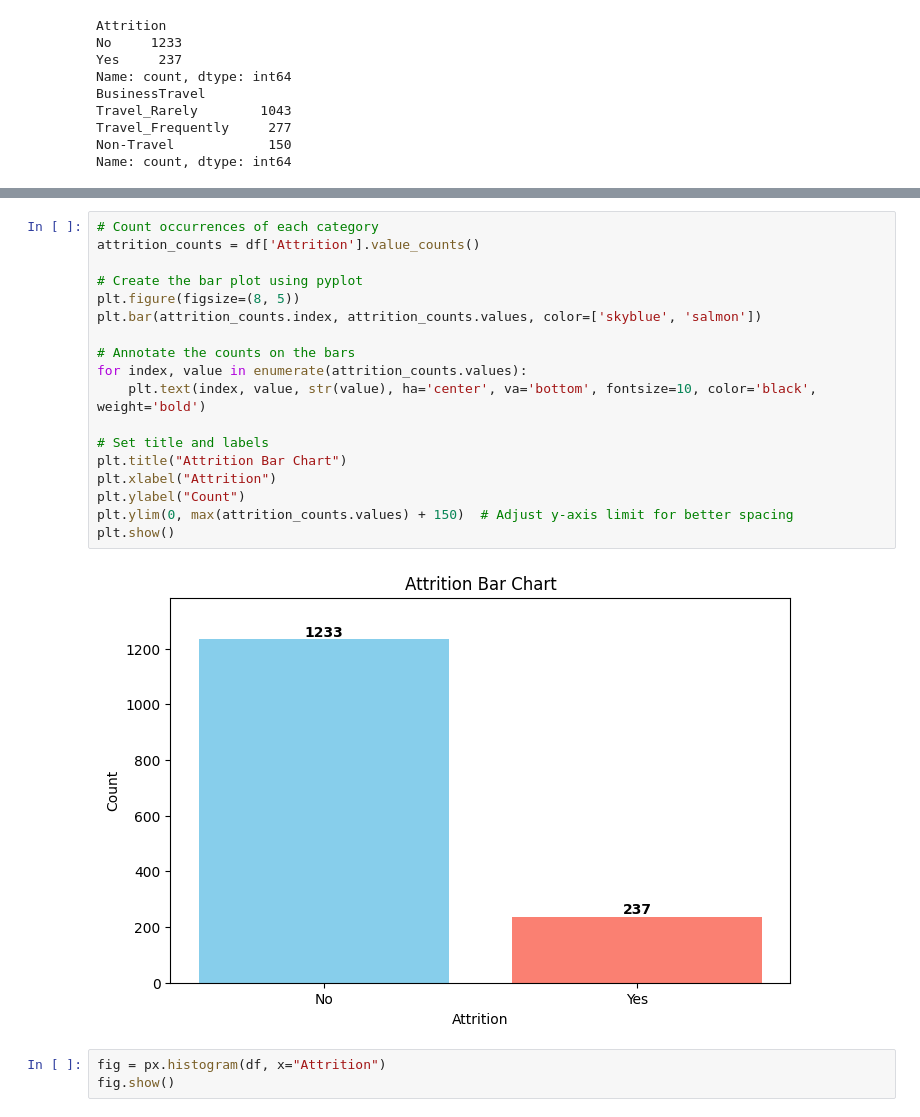
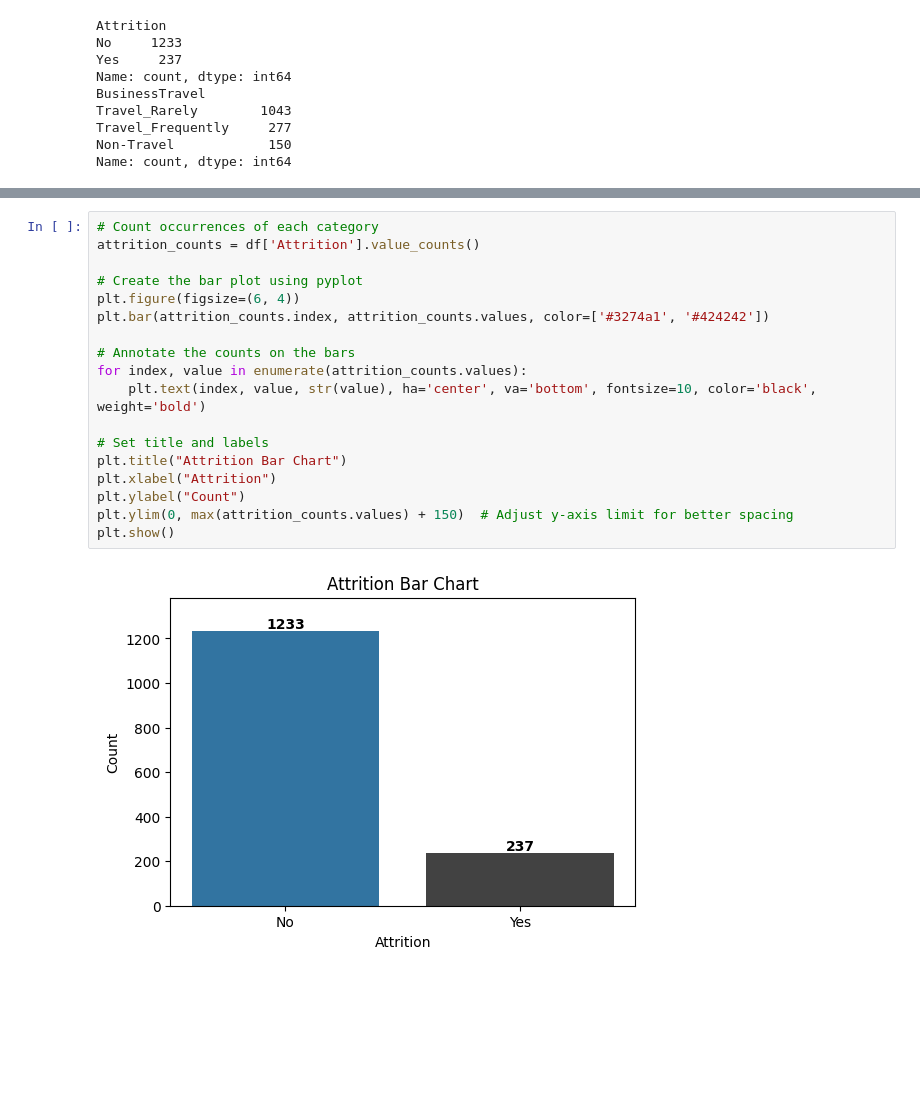
Before and after one commit to Via-Cai/hr-python, a Jupyter notebook: hr-analytics-python.ipynb, the cells around one changed output, grey strips where cells are left out. Drawn from its saved outputs; the diff is of its cells as text; blank space fills up the shorter version.

```diff
--- a/hr-analytics-python.ipynb
+++ b/hr-analytics-python.ipynb
@@ -161,23 +154,20 @@ plt.show()
 # %%
 # Count occurrences of each category
 attrition_counts = df['Attrition'].value_counts()
 
 # Create the bar plot using pyplot
-plt.figure(figsize=(8, 5))
-plt.bar(attrition_counts.index, attrition_counts.values, color=['skyblue', 'salmon'])
+plt.figure(figsize=(6, 4))
+plt.bar(attrition_counts.index, attrition_counts.values, color=['#3274a1', '#424242'])
 
 # Annotate the counts on the bars
 for index, value in enumerate(attrition_counts.values):
     plt.text(index, value, str(value), ha='center', va='bottom', fontsize=10, color='black', weight='bold')
 
 # Set title and labels
 plt.title("Attrition Bar Chart")
 plt.xlabel("Attrition")
 plt.ylabel("Count")
 plt.ylim(0, max(attrition_counts.values) + 150)  # Adjust y-axis limit for better spacing
 plt.show()
 # %% [output]
-[figure, old version]
+[figure, new version]
-# %%
-fig = px.histogram(df, x="Attrition")
-fig.show()
```
Also changed, not shown: parts of 4 cells of this notebook.
